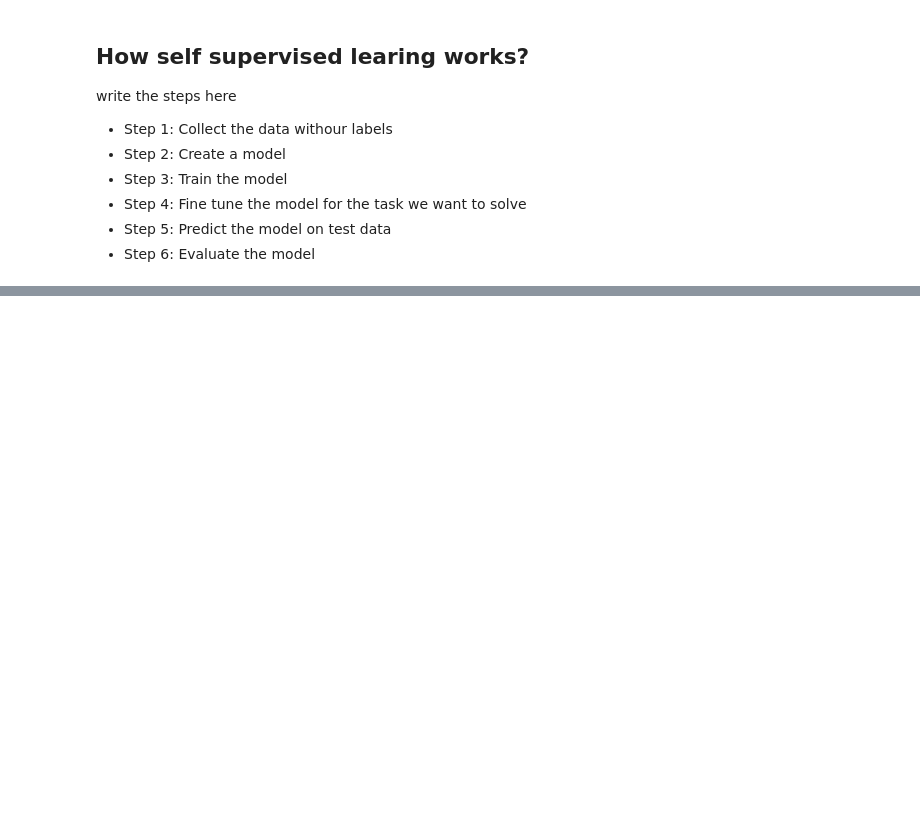
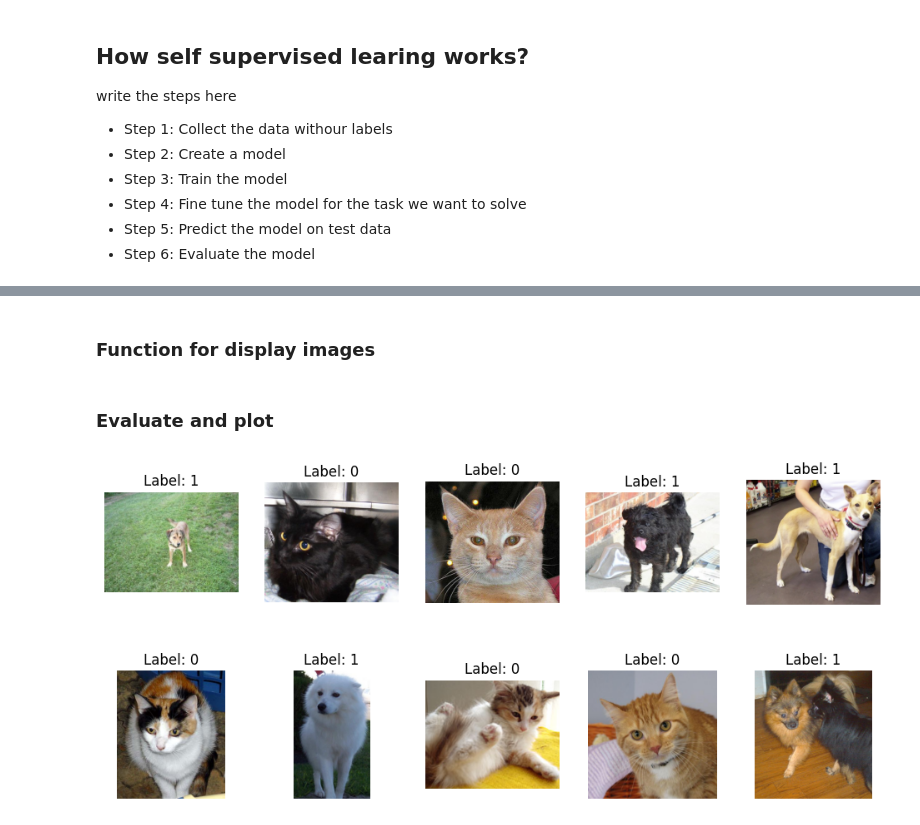
Before and after one commit to rishabh-mondal/Rishabh-mondal.github.io, a Jupyter notebook: posts/self_supervised_learing.ipynb, the cells around one changed output, grey strips where cells are left out. Drawn from its saved outputs; the diff is of its cells as text; code cells hidden in the pictures; blank space fills up the shorter version.

```diff
--- a/posts/self_supervised_learing.ipynb
+++ b/posts/self_supervised_learing.ipynb
@@ -28,0 +43,3 @@ Self supervised learing on Brick Kilns dataset
+# %%
+
+train_path = '/home/rishabh.mondal/label_image_FT'
@@ -28,0 +48,33 @@ Self supervised learing on Brick Kilns dataset
+# %%
+def class_label(train_path):
+    class_labels = {'cat': 0, 'dog': 1}
+    image_paths = []
+    labels = []
+    for class_name, class_label in class_labels.items():
+        class_dir = os.path.join(train_path, class_name)
+        class_image_paths = glob.glob(os.path.join(class_dir, '*.jpg'))
+        image_paths.extend(class_image_paths)
+        labels.extend([class_label] * len(class_image_paths))
+    return image_paths, labels
+    print('Number of images found: ', len(image_paths))
+    print('number of 0s: ', labels.count(0))
+    print('number of 1s: ', labels.count(1))
+# %% [markdown]
+### Function for display images
+# %%
+import random
+
+def display_images(image_paths, labels):
+    fig, axes = plt.subplots(2, 5, figsize=(12, 5))
+    fig.subplots_adjust(hspace=0.5)
+    data = list(zip(image_paths, labels))
+    random.shuffle(data)
+    image_paths, labels = zip(*data)
+    for i in range(10):
+        ax = axes[i // 5, i % 5]
+        img = cv2.imread(image_paths[i])
+        ax.imshow(cv2.cvtColor(img, cv2.COLOR_BGR2RGB))
+        ax.set_title('Label: ' + str(labels[i]))
+        ax.axis('off')
+# %% [markdown]
+### Evaluate and plot
@@ -28,0 +101,6 @@ Self supervised learing on Brick Kilns dataset
+# %%
+
+image_paths, labels=class_label(train_path)
+display_images(image_paths, labels)
+# %% [output]
+[figure, added]
```
Also changed, not shown: parts of 16 cells of this notebook.
